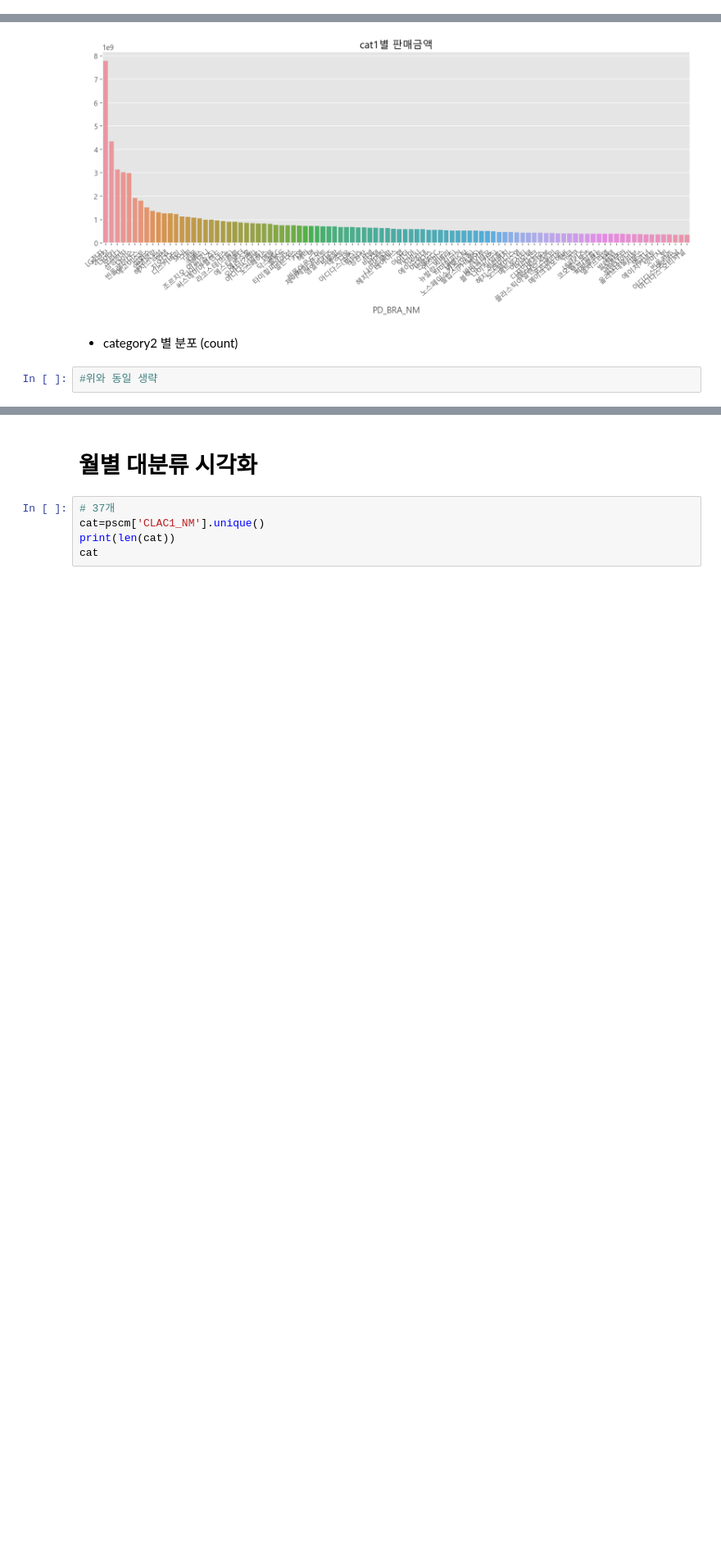
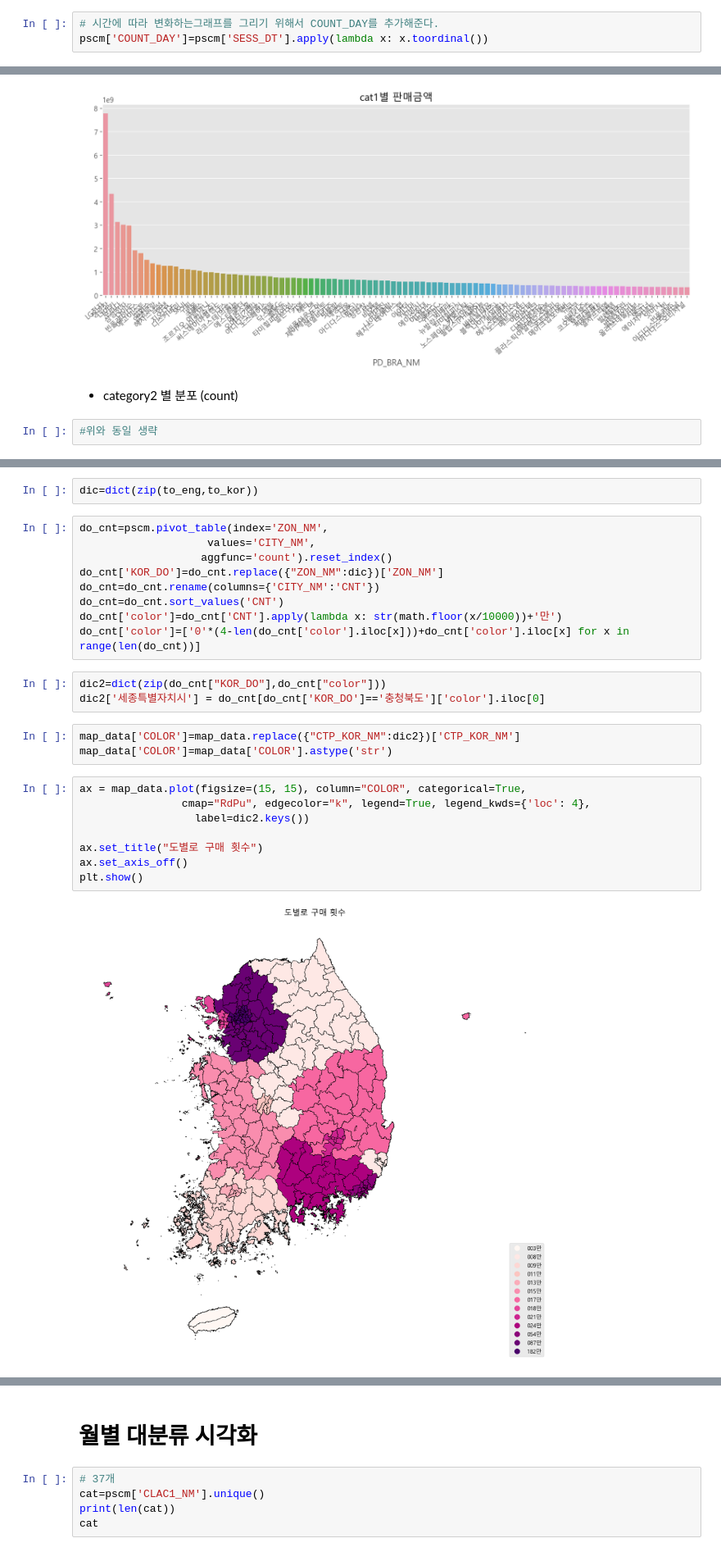
Before and after one commit to meucham11/Python3, a Jupyter notebook: Project/lpoint/00_lpoint_EDA.ipynb, the cells around one changed output, grey strips where cells are left out. Shown at 82% size. Drawn from its saved outputs; the diff is of its cells as text; blank space fills up the shorter version.

```diff
--- a/Project/lpoint/00_lpoint_EDA.ipynb
+++ b/Project/lpoint/00_lpoint_EDA.ipynb
@@ -524,6 +466,9 @@ pscm=pd.merge(psm,custom,on='CLNT_ID',how='left')
 ## 1. 변수선택
 # %%
 pscm=pscm.drop(['CLAC2_NM','CLAC3_NM'],axis=1)
+# %%
+# 시간에 따라 변화하는그래프를 그리기 위해서 COUNT_DAY를 추가해준다.
+pscm['COUNT_DAY']=pscm['SESS_DT'].apply(lambda x: x.toordinal())
 # %% [markdown]
 ## 2. 결측치
 # %% [markdown]
@@ -743,0 +723,27 @@ Text(0.5, 1.0, 'cat1별 판매금액')
+# %%
+dic=dict(zip(to_eng,to_kor))
+# %%
+do_cnt=pscm.pivot_table(index='ZON_NM',
+                    values='CITY_NM',
+                   aggfunc='count').reset_index()
+do_cnt['KOR_DO']=do_cnt.replace({"ZON_NM":dic})['ZON_NM']
+do_cnt=do_cnt.rename(columns={'CITY_NM':'CNT'})
+do_cnt=do_cnt.sort_values('CNT')
+do_cnt['color']=do_cnt['CNT'].apply(lambda x: str(math.floor(x/10000))+'만')
+do_cnt['color']=['0'*(4-len(do_cnt['color'].iloc[x]))+do_cnt['color'].iloc[x] for x in range(len(do_cnt))]
+# %%
+dic2=dict(zip(do_cnt["KOR_DO"],do_cnt["color"]))
+dic2['세종특별자치시'] = do_cnt[do_cnt['KOR_DO']=='충청북도']['color'].iloc[0]
+# %%
+map_data['COLOR']=map_data.replace({"CTP_KOR_NM":dic2})['CTP_KOR_NM']
+map_data['COLOR']=map_data['COLOR'].astype('str')
+# %%
+ax = map_data.plot(figsize=(15, 15), column="COLOR", categorical=True,
+                cmap="RdPu", edgecolor="k", legend=True, legend_kwds={'loc': 4},
+                  label=dic2.keys())
+
+ax.set_title("도별로 구매 횟수")
+ax.set_axis_off()
+plt.show()
+# %% [output]
+[figure, added]
```
Also changed, not shown: parts of 38 cells of this notebook.
